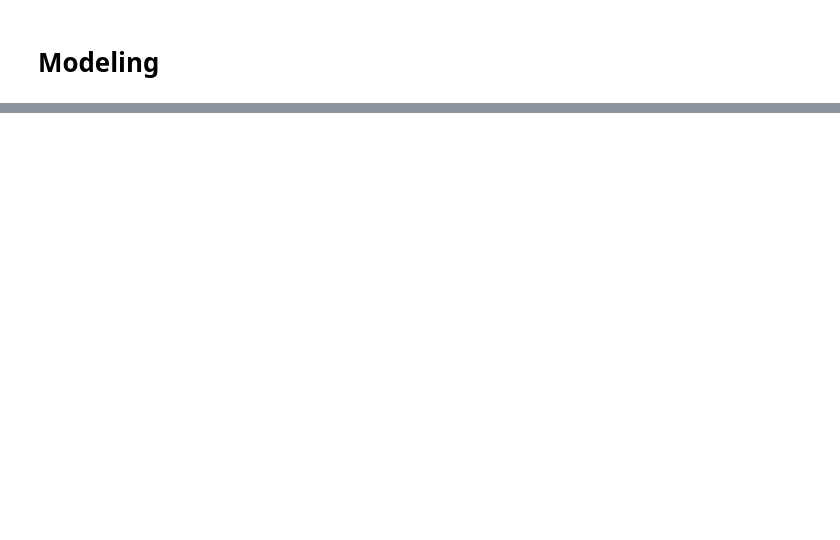
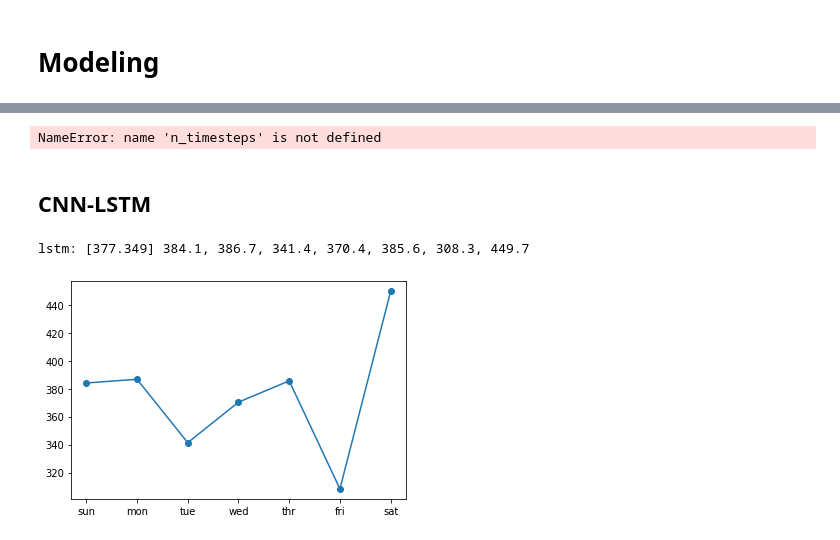
Before and after one commit to KimRass/warehouse, a Jupyter notebook: Data Science/Machine Learning/Time Series/Power Consumption & CNN-LSTM.ipynb, the cells around one changed output, grey strips where cells are left out. Saved outputs shown, nothing was run; the diff lists cells and outputs as text; code cells hidden in the pictures; blank space fills up the shorter version.

```diff
--- a/Data Science/Machine Learning/Time Series/Power Consumption & CNN-LSTM.ipynb
+++ b/Data Science/Machine Learning/Time Series/Power Consumption & CNN-LSTM.ipynb
@@ -125,0 +64,37 @@ print(tr_y.shape)
+# %%
+def evaluate_model(train, test, n_input):
+    train_x, train_y = to_supervised(train, n_input)
+    verbose, epochs, batch_size = 0, 20, 16
+    n_timesteps, n_features, n_outputs = train_x.shape[1], train_x.shape[2], train_y.shape[1]
+    train_y = train_y.reshape((train_y.shape[0], train_y.shape[1], 1))
+
+# 	model = build_model(train, n_input)
+    inputs = Input(shape=())
+
+    Context_vec = LSTM(200, activation="relu", input_shape=(n_timesteps, n_features))(inputs)
+    Context_vec = Dense(units=1024)(Context_vec)
+    Context_vec = RepeatVector(n_outputs)(Context_vec)
+    z = LSTM(200, activation="relu", return_sequences=True)(Context_vec)
+    z = TimeDistributed(Dense(units=100, activation="relu"))(z)
+
+    outputs = TimeDistributed(Dense(units=1))(z)
+
+    model = Model(inputs=inputs, outputs=outputs)
+
+    model.compile(loss="mse", optimizer="adam")
+
+    model.fit(x=train_x, y=train_y, epochs=epochs, batch_size=batch_size, verbose=2)
+
+	history = [x for x in train]
+	predictions = list()
+	for i in range(len(test)):
+		yhat_sequence = forecast(model, history, n_input)
+		predictions.append(yhat_sequence)
+		history.append(test[i, :])
+	predictions = array(predictions)
+	score, scores = evaluate_forecasts(test[:, :, 0], predictions)
+	return score, scores
+# %%
+def summarize_scores(name, score, scores):
+	s_scores = ', '.join(['%.1f' % s for s in scores])
+	print('%s: [%.3f] %s' % (name, score, s_scores))
@@ -220,0 +146,5 @@ KeyboardInterrupt: ignored
+# %%
+model.compile(loss="mse", optimizer="adam")
+model.summary()
+# %% [output]
+NameError: name 'n_timesteps' is not defined
@@ -220,0 +153,2 @@ KeyboardInterrupt: ignored
+# %% [markdown]
+## CNN-LSTM
@@ -220,0 +190,9 @@ KeyboardInterrupt: ignored
+# %%
+n_input = 14
+score, scores = evaluate_model(train, test, n_input)
+summarize_scores("lstm", score, scores)
+days = ["sun", "mon", "tue", "wed", "thr", "fri", "sat"]
+plt.plot(days, scores, marker="o", label="lstm");
+# %% [output]
+lstm: [377.349] 384.1, 386.7, 341.4, 370.4, 385.6, 308.3, 449.7
+[figure, added]
```
Also changed, not shown: parts of 19 cells of this notebook.
